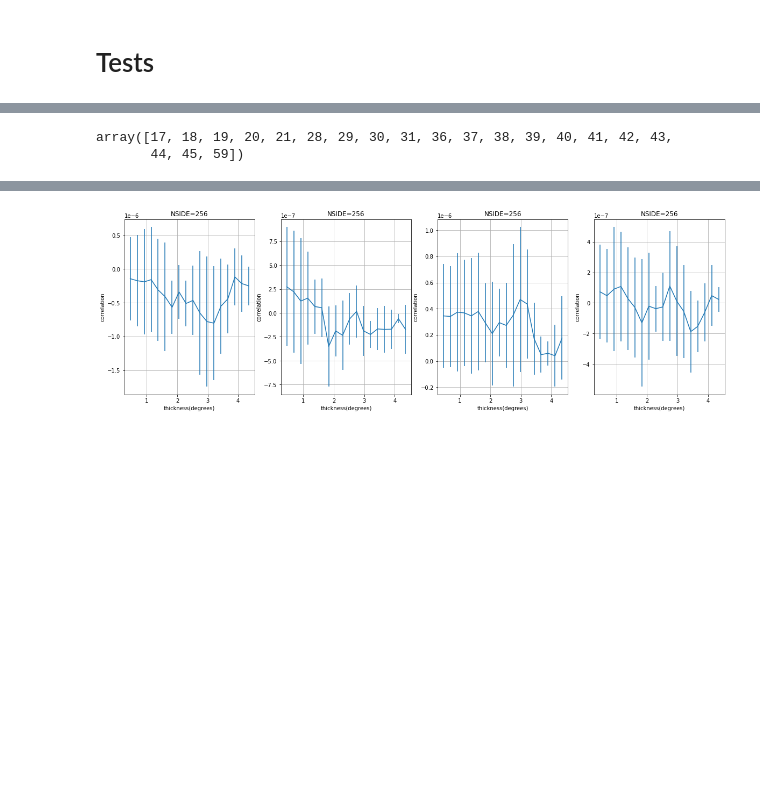
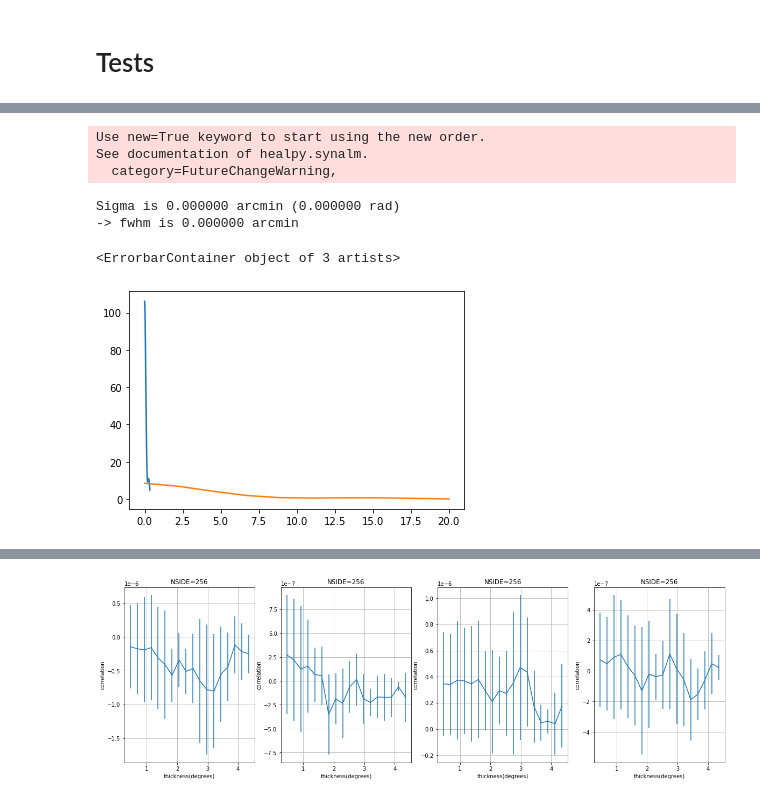
Before and after one commit to williamlaplante/SynchrotronMaps, a Jupyter notebook: code/notebooks/Two-point-correlation-function.ipynb, the cells around one changed output, grey strips where cells are left out. Cells and saved outputs as stored; diff of their text form; code cells hidden in the pictures; blank space fills up the shorter version.

```diff
--- a/code/Two-point-correlation-function.ipynb
+++ b/code/notebooks/Two-point-correlation-function.ipynb
@@ -97,7 +100,3 @@ def vis(theta, phi, R, dr_mult):
 interactive(children=(IntSlider(value=0, description='theta(position)', max=360), IntSlider(value=10, descript…
 # %% [markdown]
 # Tests
-# %%
-m = np.random.normal(size=hp.nside2npix(32))
-resol = np.degrees(hp.nside2resol(32))
-query_annulus(m,32,hp.pix2vec(32,0),10,resol/14,idx=True)
@@ -132,6 +102,0 @@ array([ 0,  1,  2,  3,  4,  5,  6,  7,  8,  9, 10, 11, 12, 13, 14, 15, 16,
-# %%
-nside=32
-center = hp.pix2vec(nside,0)
-m = np.random.normal(size=hp.nside2npix(nside))
-resol = np.degrees(hp.nside2resol(nside))
-query_annulus(m,nside,center,5,resol/100,idx=True)
@@ -144,5 +102,0 @@ array([17, 18, 19, 20, 21, 28, 29, 30, 31, 36, 37, 38, 39, 40, 41, 42, 43,
-# %%
-arr2
-# %% [output]
-array([17, 18, 19, 20, 21, 28, 29, 30, 31, 36, 37, 38, 39, 40, 41, 42, 43,
-       44, 45, 59])
@@ -148,0 +111,24 @@ array([17, 18, 19, 20, 21, 28, 29, 30, 31, 36, 37, 38, 39, 40, 41, 42, 43,
+# %%
+def C(theta, C_l):
+    l_max=len(C_l)
+    res=0
+    for l in range(l_max):
+        res+= C_l[l] * ((2*l + 1)/4*np.pi) * legendre(l)(np.cos(theta))
+    return res
+# %%
+
+
+x = np.radians(np.linspace(0.01,20,100))
+x2 = np.linspace(0.01,20,10)
+thicknesses = np.append((x2[1:] - x2[:-1]), x2[-1]-x2[-2])
+y = [C(theta,C_l) for theta in x]
+out = [compute_corr(m,m,theta,thick) for theta,thick in zip(x2,thicknesses)]
+y2,err = zip(*out)
+# %% [output]
+Use new=True keyword to start using the new order.
+See documentation of healpy.synalm.
+  category=FutureChangeWarning,
+Sigma is 0.000000 arcmin (0.000000 rad)
+-> fwhm is 0.000000 arcmin
+<ErrorbarContainer object of 3 artists>
+[figure, added]
```
Also changed, not shown: parts of 9 cells of this notebook, 10 other files.
